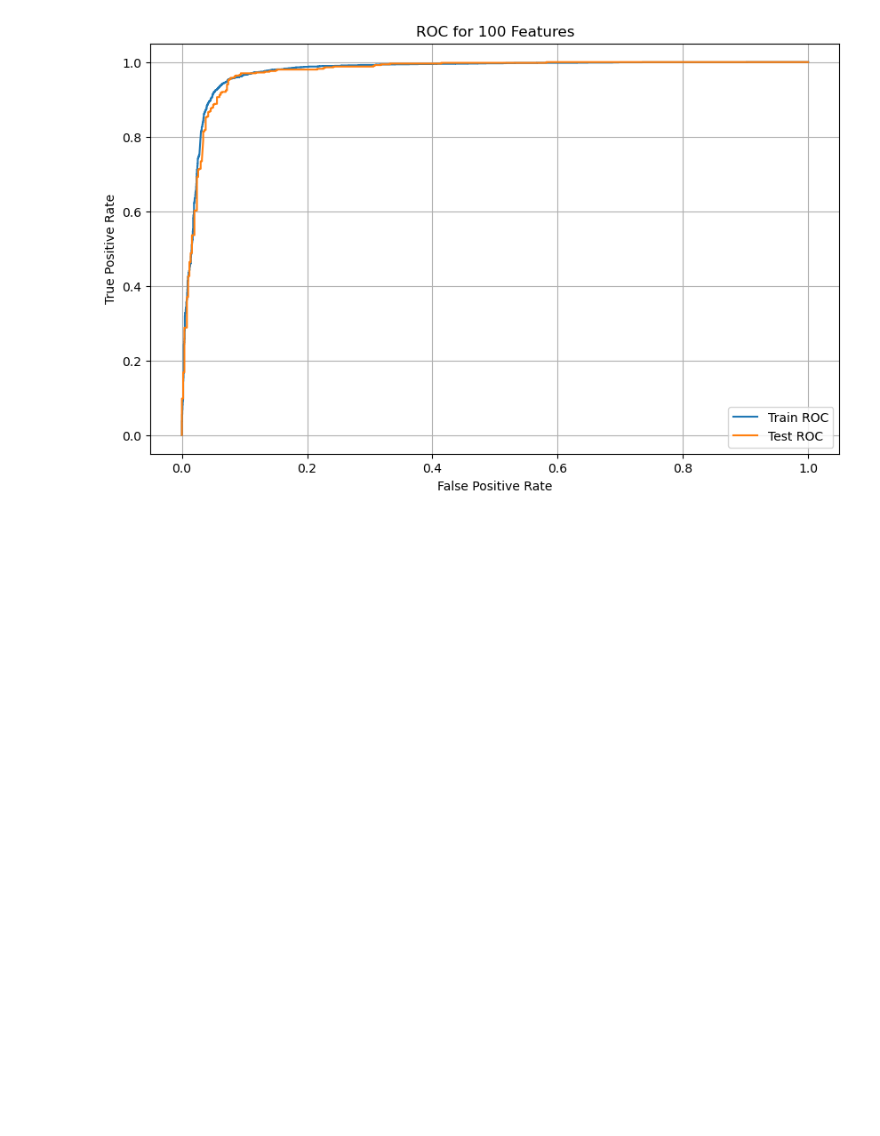
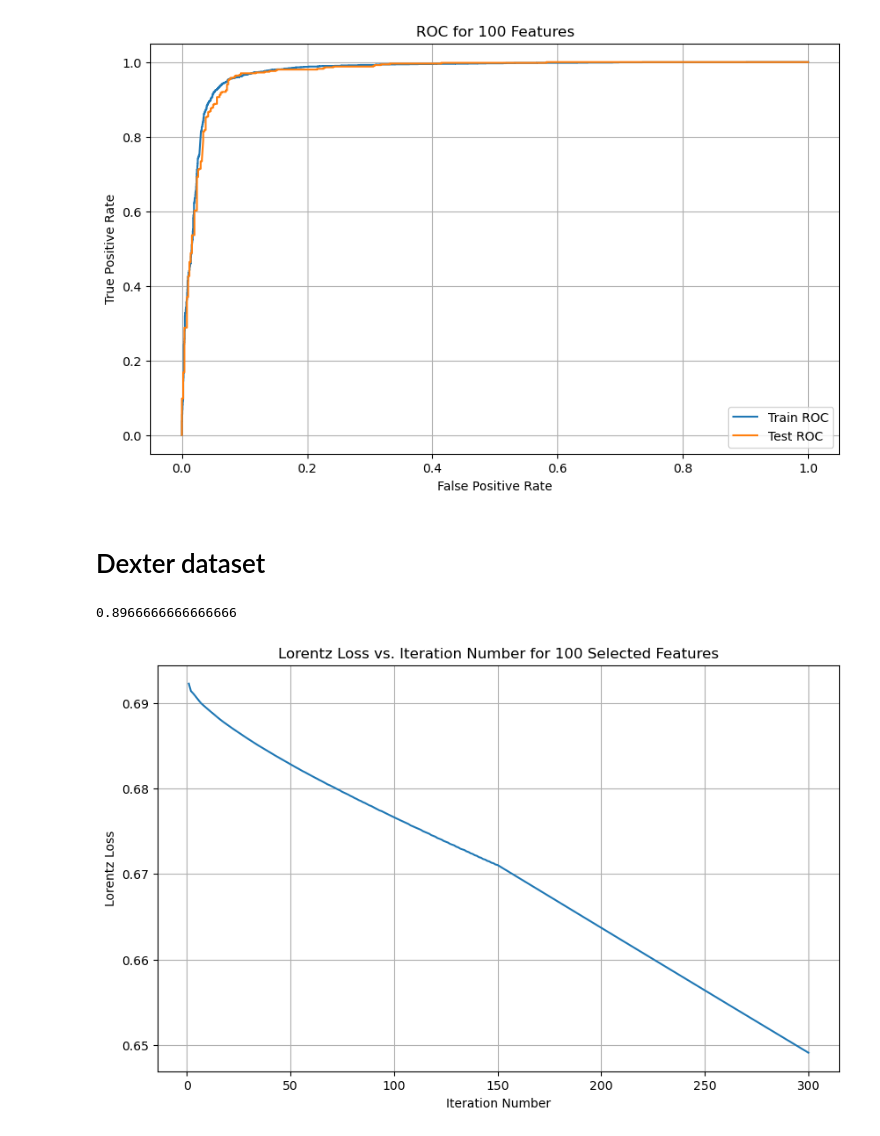
Before and after one commit to evan-stansell/Applied-ML-FSU, a Jupyter notebook: HW5/HW5 Notebook.ipynb, the cells around one changed output. Saved outputs shown, nothing was run; the diff lists cells and outputs as text; code cells hidden in the pictures; blank space fills up the shorter version.

```diff
--- a/HW5/HW5 Notebook.ipynb
+++ b/HW5/HW5 Notebook.ipynb
@@ -138,3 +150,36 @@ plt.legend()
 plt.show()
 # %% [output]
 [figure]
+# %% [markdown]
+# Dexter dataset
+# %%
+X = pd.read_csv('D:\School\Applied ML FSU\Applied-ML-FSU\Data\Dexter\dexter_train.csv', header= None)
+y = pd.read_csv('D:\School\Applied ML FSU\Applied-ML-FSU\Data\Dexter\dexter_train.labels', header = None)
+Xt = pd.read_csv('D:\School\Applied ML FSU\Applied-ML-FSU\Data\Dexter\dexter_valid.csv', header= None)
+yt = pd.read_csv('D:\School\Applied ML FSU\Applied-ML-FSU\Data\Dexter\dexter_valid.labels', header = None)
+
+scaler = StandardScaler()
+Xs = scaler.fit_transform(X)
+Xts = scaler.transform(Xt)
+
+Xs = np.hstack([np.ones((Xs.shape[0], 1)), Xs])
+Xts = np.hstack([np.ones((Xts.shape[0], 1)), Xts])
+
+y = np.where(y == -1, 0, 1)
+yt = np.where(yt == -1, 0, 1)
+# %%
+w0 = fit(Xs,y, 0.0001, 100)
+score(Xs, y, w0)
+# %% [output]
+0.8966666666666666
+# %%
+dex_liter = loss_v_iter(Xs, y, 0.0001)
+plt.figure(figsize=(10,6))
+plt.plot(range(1,301), dex_liter)
+plt.ylabel('Lorentz Loss')
+plt.xlabel('Iteration Number')
+plt.title('Lorentz Loss vs. Iteration Number for 100 Selected Features')
+plt.grid()
+plt.show()
+# %% [output]
+[figure, added]
```
Also changed, not shown: parts of 18 cells of this notebook.
